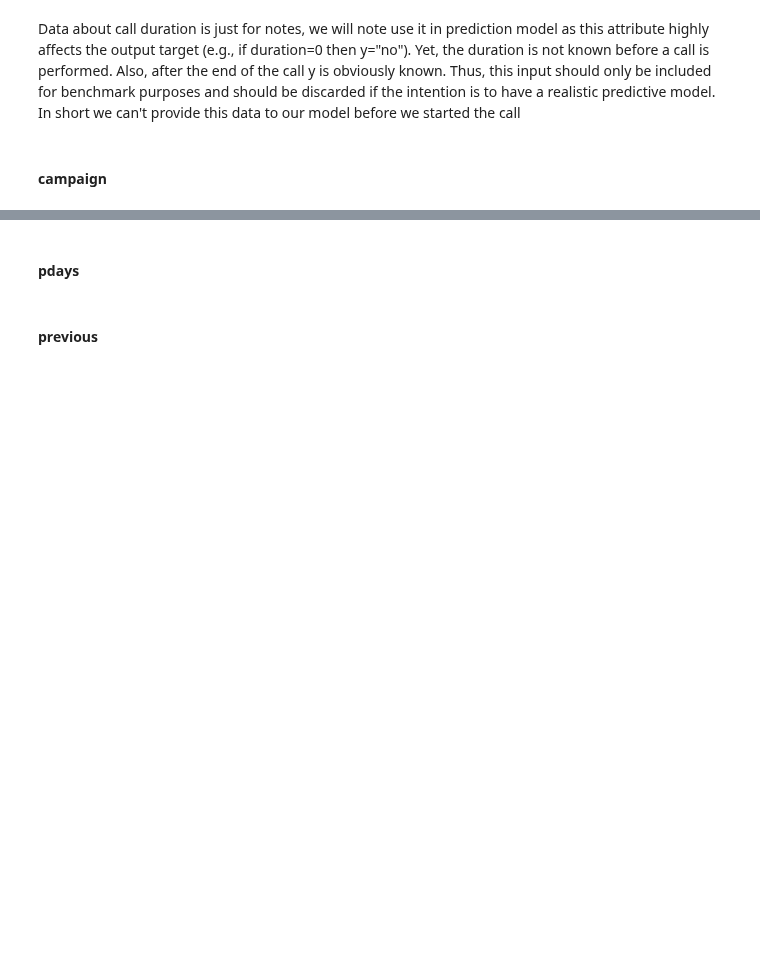
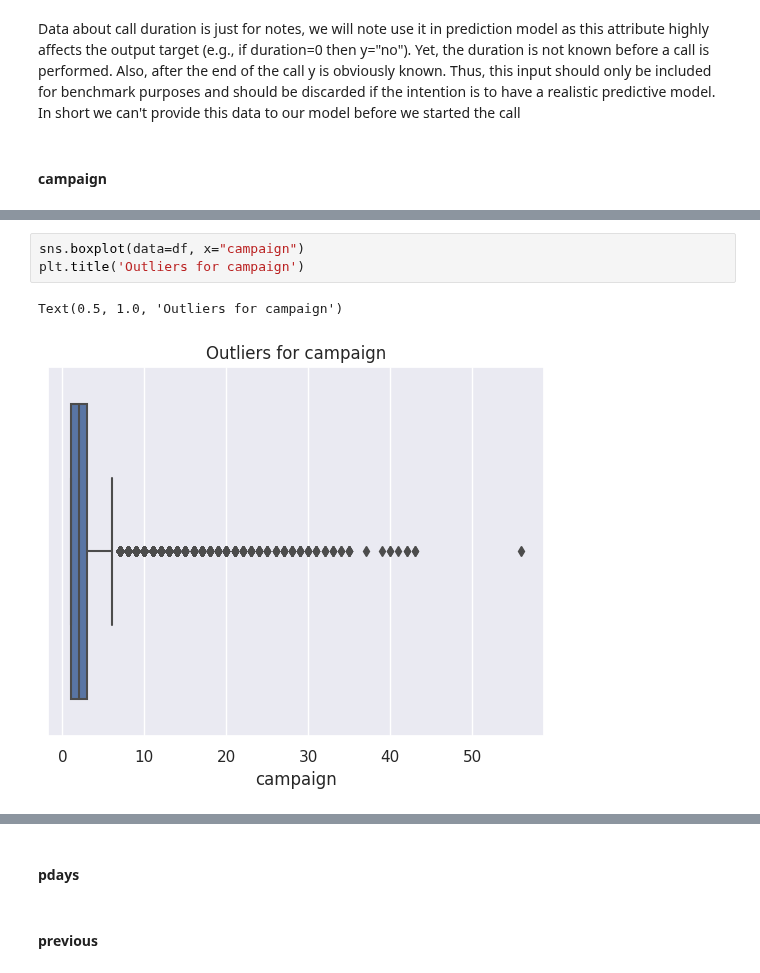
Before and after one commit to dmytrovelychko/rd_ds_python, a Jupyter notebook: cw.ipynb, the cells around one changed output, grey strips where cells are left out. Cells and saved outputs as stored; diff of their text form; blank space fills up the shorter version.

```diff
--- a/cw.ipynb
+++ b/cw.ipynb
@@ -200,0 +206,6 @@ Data about call duration is just for notes, we will note use it in prediction mo
+# %%
+sns.boxplot(data=df, x="campaign")
+plt.title('Outliers for campaign')
+# %% [output]
+Text(0.5, 1.0, 'Outliers for campaign')
+[figure, added]
```
Also changed, not shown: parts of 5 cells of this notebook.
